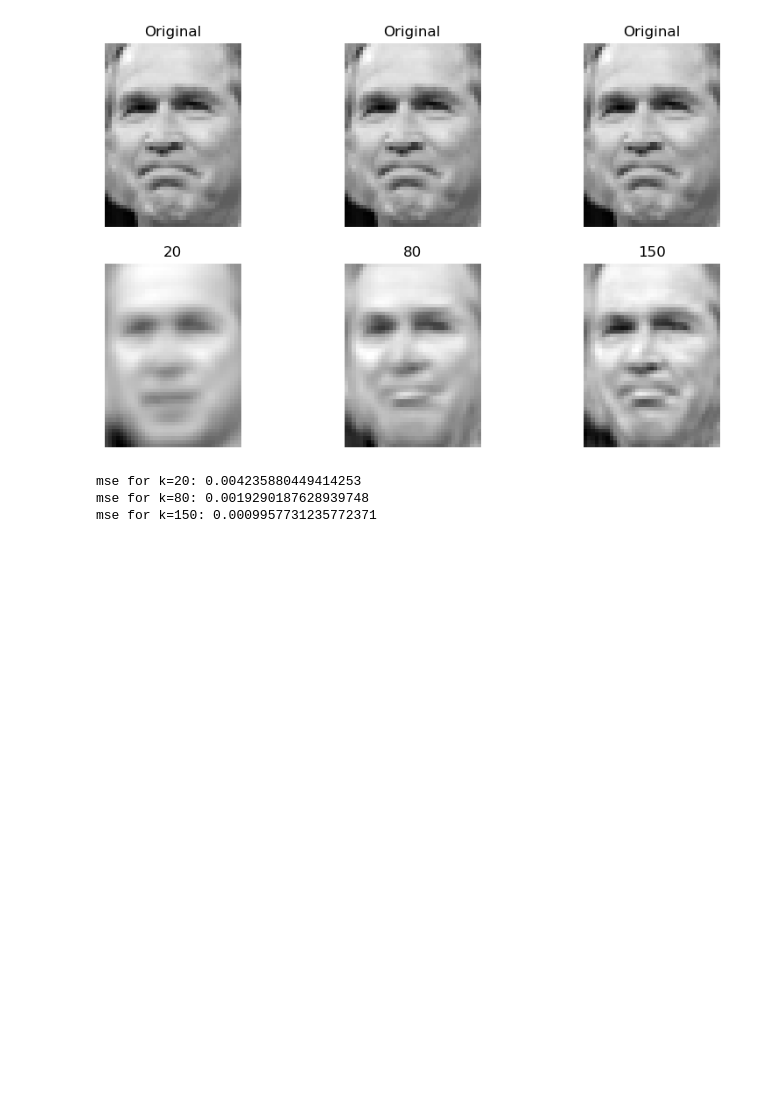
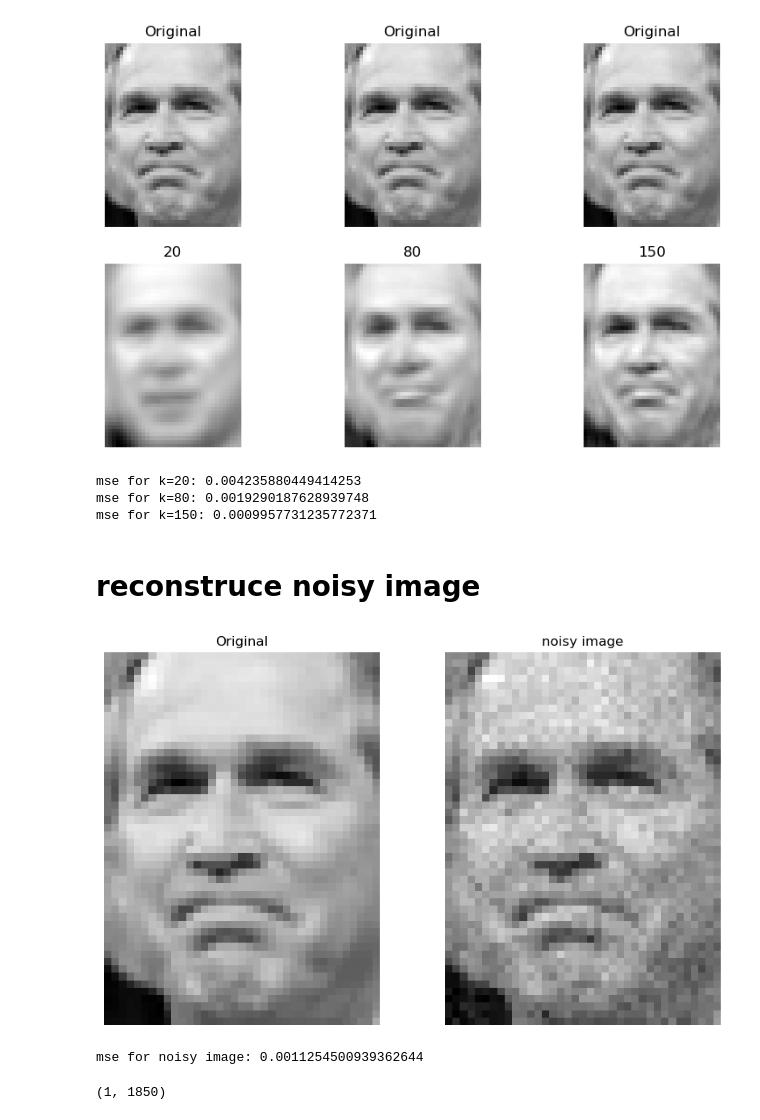
Before and after one commit to S6F6/MaktabHomeworks, a Jupyter notebook: hw06/04.ipynb, the cells around one changed output. Drawn from its saved outputs; the diff is of its cells as text; code cells hidden in the pictures; blank space fills up the shorter version.

Commit message:
image

```diff
--- a/hw06/04.ipynb
+++ b/hw06/04.ipynb
@@ -111,3 +111,35 @@ print(f"mse for k=150: {np.mean(np.square(random_faces - k150_reconstructed)) }"
 mse for k=20: 0.004235880449414253
 mse for k=80: 0.0019290187628939748
 mse for k=150: 0.0009957731235772371
+# %% [markdown]
+# reconstruce noisy image
+# %%
+noisy_image = np.random.normal(0, 1, random_faces.shape)/30 + random_faces
+# %%
+plt.figure(figsize=(10, 6))
+
+plt.subplot(1, 2, 1)
+plt.imshow(random_faces.reshape(
+    faces.images.shape[1], faces.images.shape[2]), cmap='gray')
+plt.title("Original")
+plt.axis('off')
+
+plt.subplot(1, 2, 2)
+plt.imshow(noisy_image.reshape(
+    faces.images.shape[1], faces.images.shape[2]), cmap='gray')
+plt.title('noisy image')
+plt.axis('off')
+plt.show()
+# %% [output]
+[figure, added]
+# %%
+print(f"mse for noisy image: {np.mean(np.square(random_faces - noisy_image)) }")
+# %% [output]
+mse for noisy image: 0.0011254500939362644
+# %%
+pca_noisy = pca.transform(noisy_image)
+# pca_noisy[:, 145:] = 0
+reconstructed = pca.inverse_transform(pca_noisy)
+reconstructed.shape
+# %% [output]
+(1, 1850)
```
Also changed, not shown: parts of 3 cells of this notebook.
